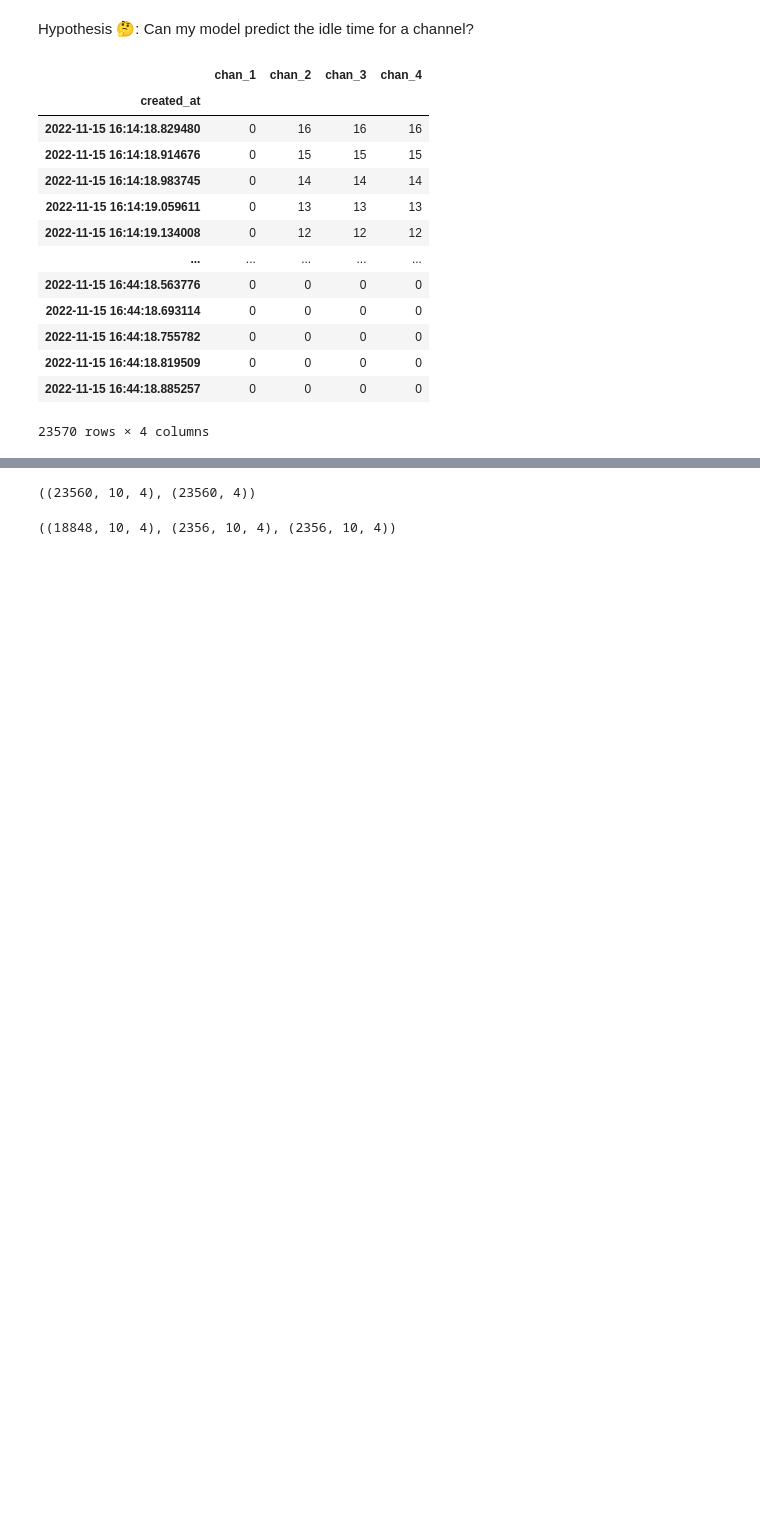
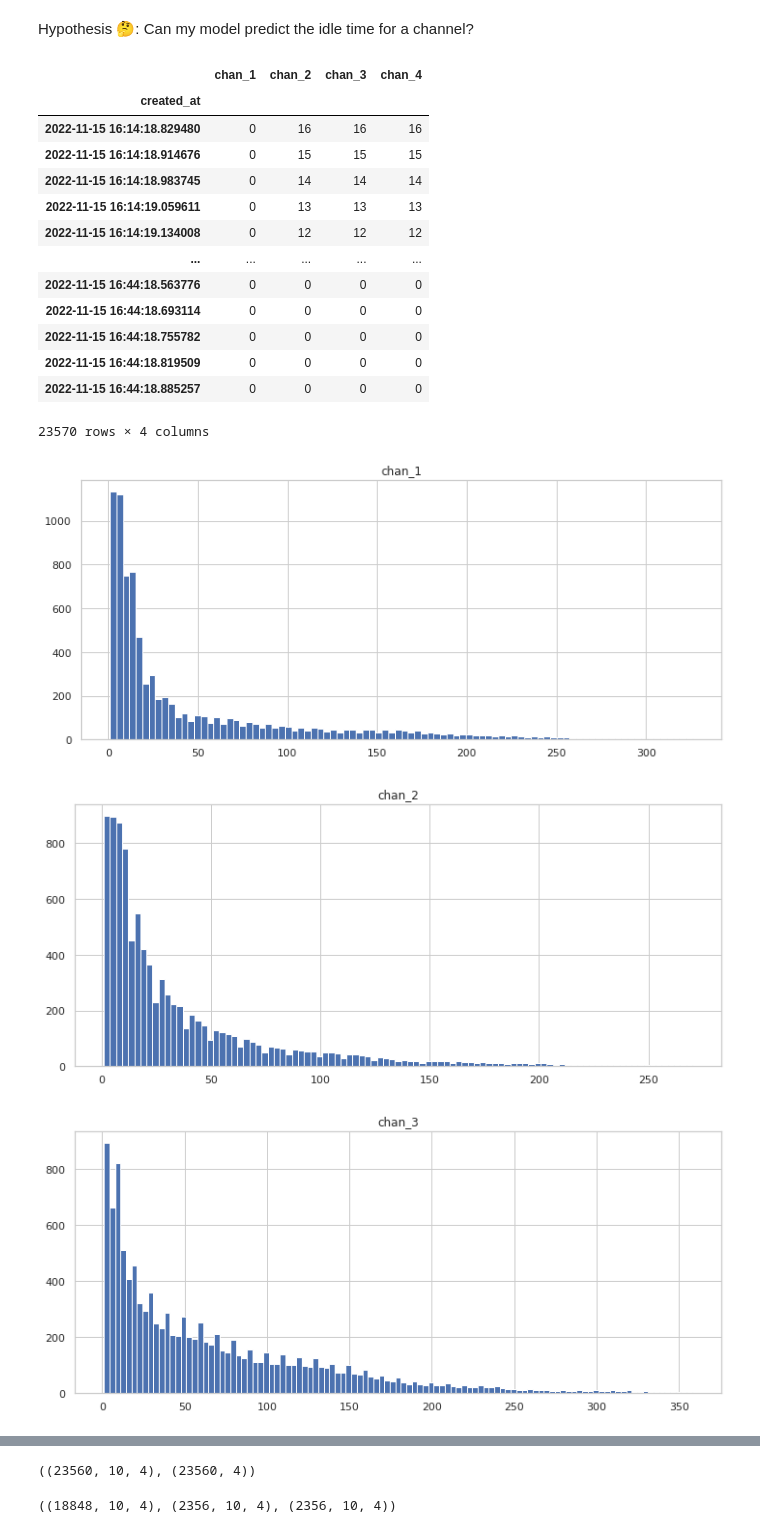
Before and after one commit to AllisonOge/predictive_modeling, a Jupyter notebook: predictive_ml.ipynb, the cells around one changed output, grey strips where cells are left out. Saved outputs shown, nothing was run; the diff lists cells and outputs as text; code cells hidden in the pictures; blank space fills up the shorter version.

```diff
--- a/predictive_ml.ipynb
+++ b/predictive_ml.ipynb
@@ -353,3 +354,14 @@ idle_times_df
 | 2022-11-15 16:44:18.819509 | 0 | 0 | 0 | 0 |
 | 2022-11-15 16:44:18.885257 | 0 | 0 | 0 | 0 |
 23570 rows × 4 columns
+# %%
+for col in idle_times_df.columns:
+  plt.figure(figsize=(12, 5))
+  data = idle_times_df[idle_times_df[col] > 0][col]
+  plt.hist(data, bins=int(np.sqrt(len(data))))
+  plt.title(col)
+  plt.show()
+# %% [output]
+[figure, added]
+[figure, added]
+[figure, added]
```
Also changed, not shown: parts of 18 cells of this notebook.
